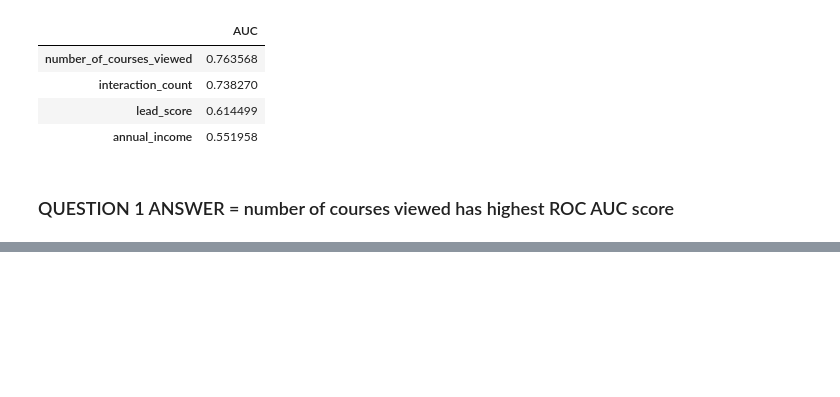
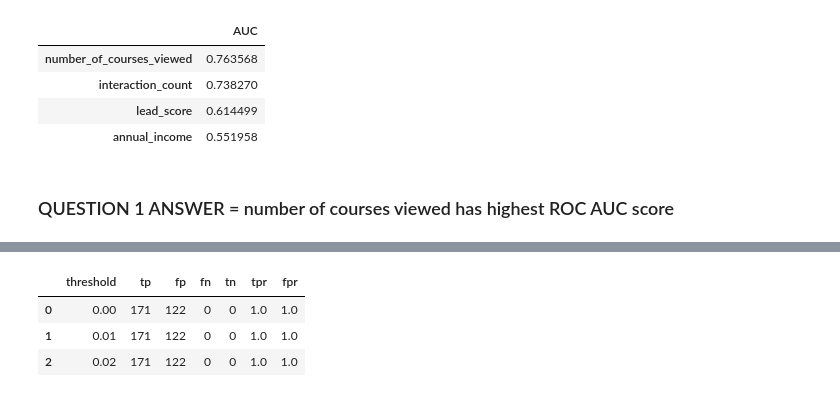
Before and after one commit to expialadocious/ml_zoomcamp_2025, a Jupyter notebook: homework4.ipynb, the cells around one changed output, grey strips where cells are left out. Saved outputs shown, nothing was run; the diff lists cells and outputs as text; code cells hidden in the pictures; blank space fills up the shorter version.

```diff
--- a/homework4.ipynb
+++ b/homework4.ipynb
@@ -140,0 +226,7 @@ df_auc
+# %%
+df_scores.head(3)
+# %% [output]
+|  | threshold | tp | fp | fn | tn | tpr | fpr |
+| 0 | 0.00 | 171 | 122 | 0 | 0 | 1.0 | 1.0 |
+| 1 | 0.01 | 171 | 122 | 0 | 0 | 1.0 | 1.0 |
+| 2 | 0.02 | 171 | 122 | 0 | 0 | 1.0 | 1.0 |
```
Also changed, not shown: parts of 19 cells of this notebook.
